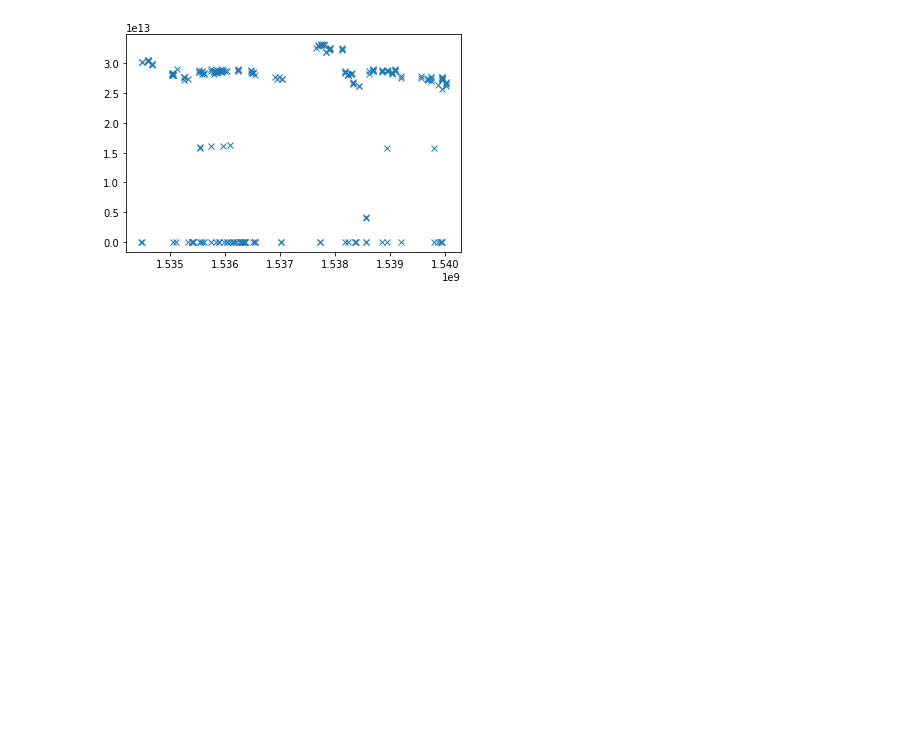
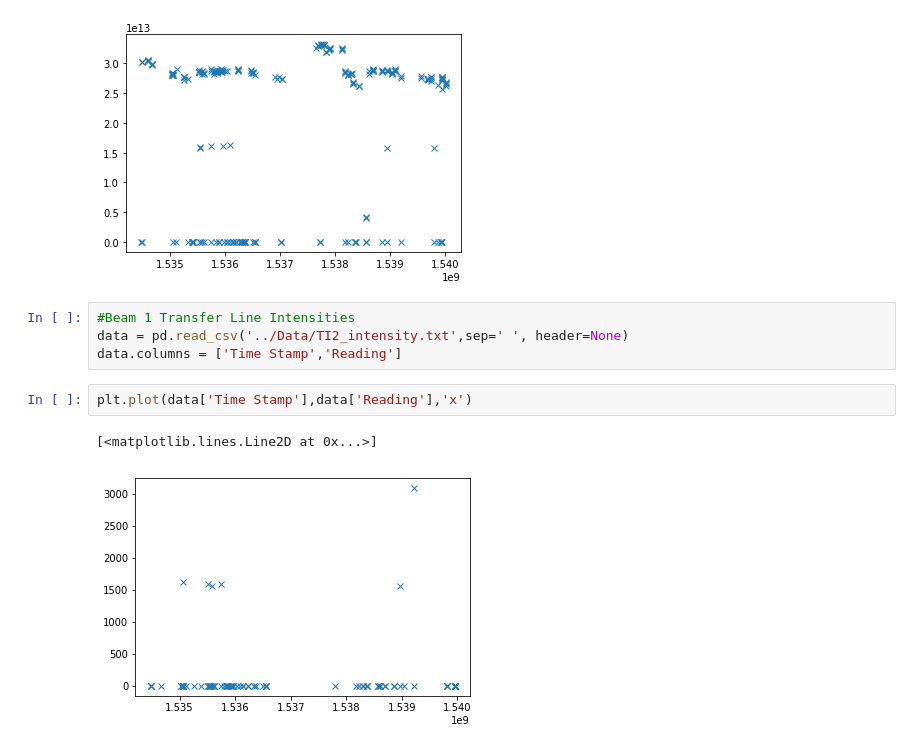
Before and after one commit to mfer0010/BscThesis, a Jupyter notebook: Jupyter Notebook Code/03_Analysis of Intensity Data.ipynb, the cells around one changed output. Drawn from its saved outputs; the diff is of its cells as text; blank space fills up the shorter version.

```diff
--- a/Jupyter Notebook Code/03_Analysis of Intensity Data.ipynb
+++ b/Jupyter Notebook Code/03_Analysis of Intensity Data.ipynb
@@ -109,3 +110,12 @@ plt.plot(SPSIntensities['Time Stamp'],SPSIntensities['Reading'],'x')
 [<matplotlib.lines.Line2D at 0x...>]
 [figure]
 [figure]
+# %%
+#Beam 1 Transfer Line Intensities
+data = pd.read_csv('../Data/TI2_intensity.txt',sep=' ', header=None)
+data.columns = ['Time Stamp','Reading']
+# %%
+plt.plot(data['Time Stamp'],data['Reading'],'x')
+# %% [output]
+[<matplotlib.lines.Line2D at 0x...>]
+[figure, added]
```
Also changed, not shown: parts of 1 cell of this notebook, 1 other file.
